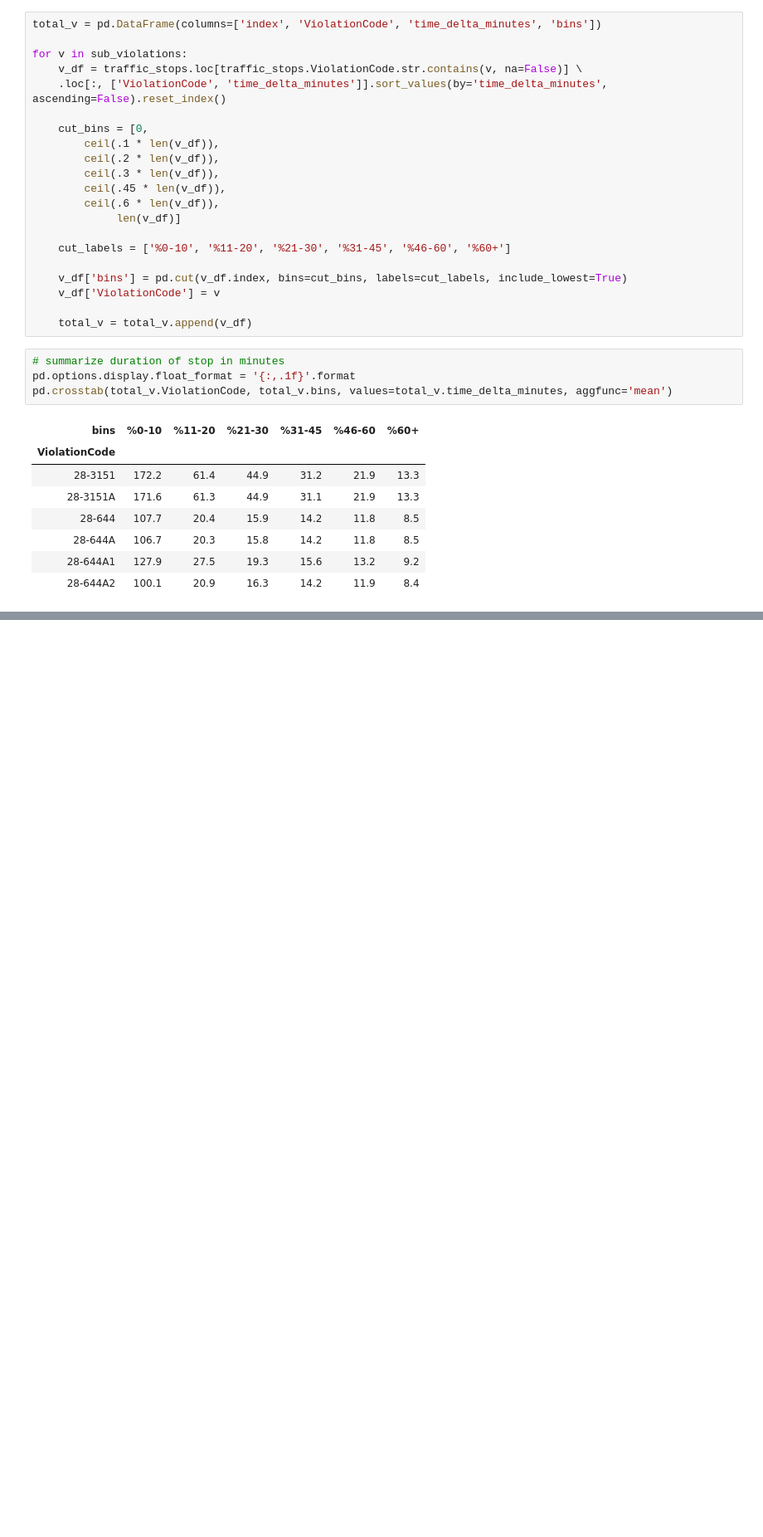
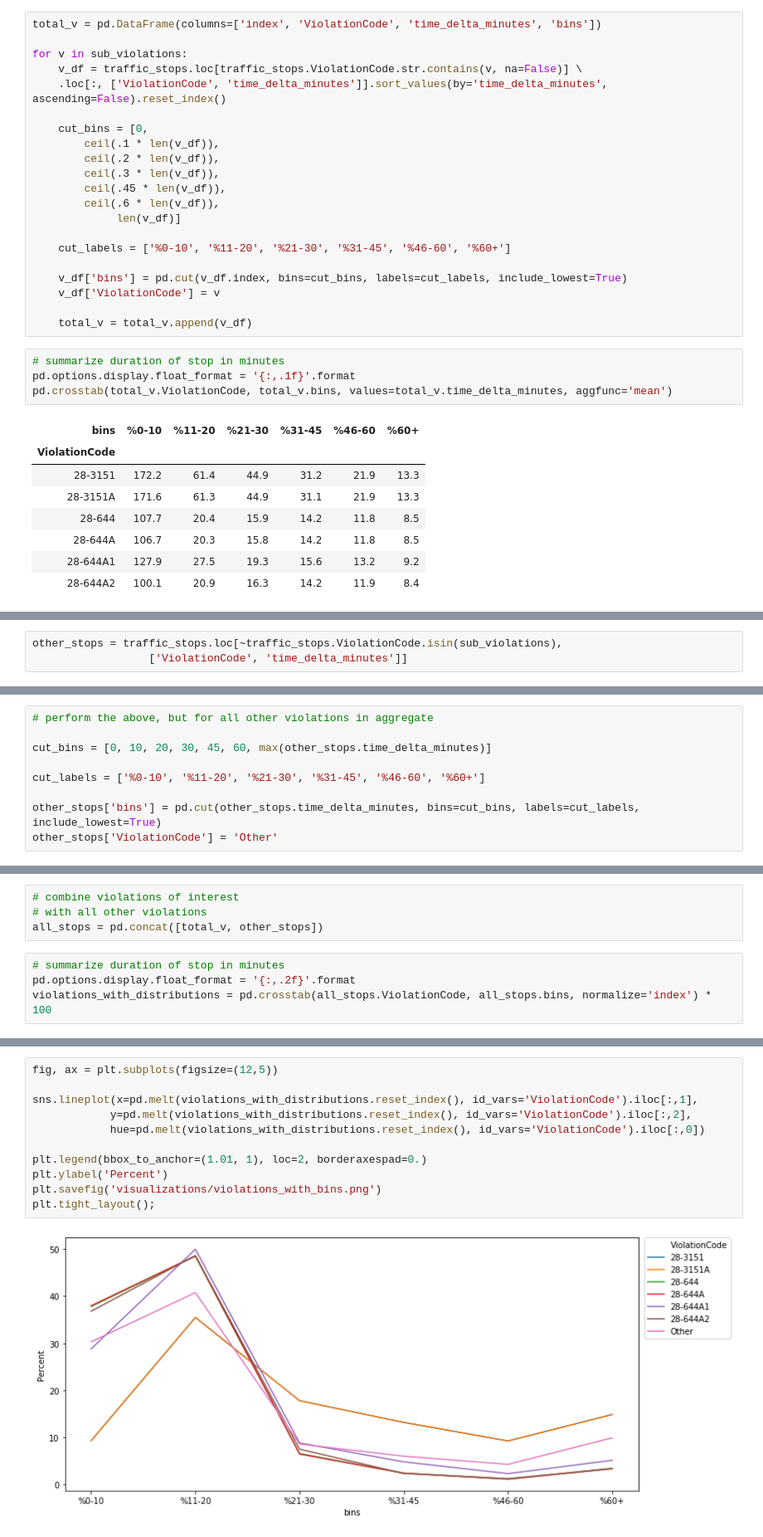
Before and after one commit to mrkjhsn/AZ-Traffic-Stop-Analysis, a Jupyter notebook: 2018_traffic_stop_analysis.ipynb, the cells around one changed output, grey strips where cells are left out. Shown at 83% size. Saved outputs shown, nothing was run; the diff lists cells and outputs as text; blank space fills up the shorter version.

```diff
--- a/2018_traffic_stop_analysis.ipynb
+++ b/2018_traffic_stop_analysis.ipynb
@@ -473,0 +457,3 @@ pd.crosstab(total_v.ViolationCode, total_v.bins, values=total_v.time_delta_minut
+# %%
+other_stops = traffic_stops.loc[~traffic_stops.ViolationCode.isin(sub_violations),
+                  ['ViolationCode', 'time_delta_minutes']]
@@ -473,0 +469,9 @@ pd.crosstab(total_v.ViolationCode, total_v.bins, values=total_v.time_delta_minut
+# %%
+# perform the above, but for all other violations in aggregate
+
+cut_bins = [0, 10, 20, 30, 45, 60, max(other_stops.time_delta_minutes)]
+
+cut_labels = ['%0-10', '%11-20', '%21-30', '%31-45', '%46-60', '%60+']
+
+other_stops['bins'] = pd.cut(other_stops.time_delta_minutes, bins=cut_bins, labels=cut_labels, include_lowest=True)
+other_stops['ViolationCode'] = 'Other'
@@ -473,0 +496,8 @@ pd.crosstab(total_v.ViolationCode, total_v.bins, values=total_v.time_delta_minut
+# %%
+# combine violations of interest
+# with all other violations
+all_stops = pd.concat([total_v, other_stops])
+# %%
+# summarize duration of stop in minutes
+pd.options.display.float_format = '{:,.2f}'.format
+violations_with_distributions = pd.crosstab(all_stops.ViolationCode, all_stops.bins, normalize='index') * 100
@@ -473,0 +542,13 @@ pd.crosstab(total_v.ViolationCode, total_v.bins, values=total_v.time_delta_minut
+# %%
+fig, ax = plt.subplots(figsize=(12,5))
+
+sns.lineplot(x=pd.melt(violations_with_distributions.reset_index(), id_vars='ViolationCode').iloc[:,1],
+            y=pd.melt(violations_with_distributions.reset_index(), id_vars='ViolationCode').iloc[:,2],
+            hue=pd.melt(violations_with_distributions.reset_index(), id_vars='ViolationCode').iloc[:,0])
+
+plt.legend(bbox_to_anchor=(1.01, 1), loc=2, borderaxespad=0.)
+plt.ylabel('Percent')
+plt.savefig('visualizations/violations_with_bins.png')
+plt.tight_layout();
+# %% [output]
+[figure, added]
```
Also changed, not shown: parts of 36 cells of this notebook.
